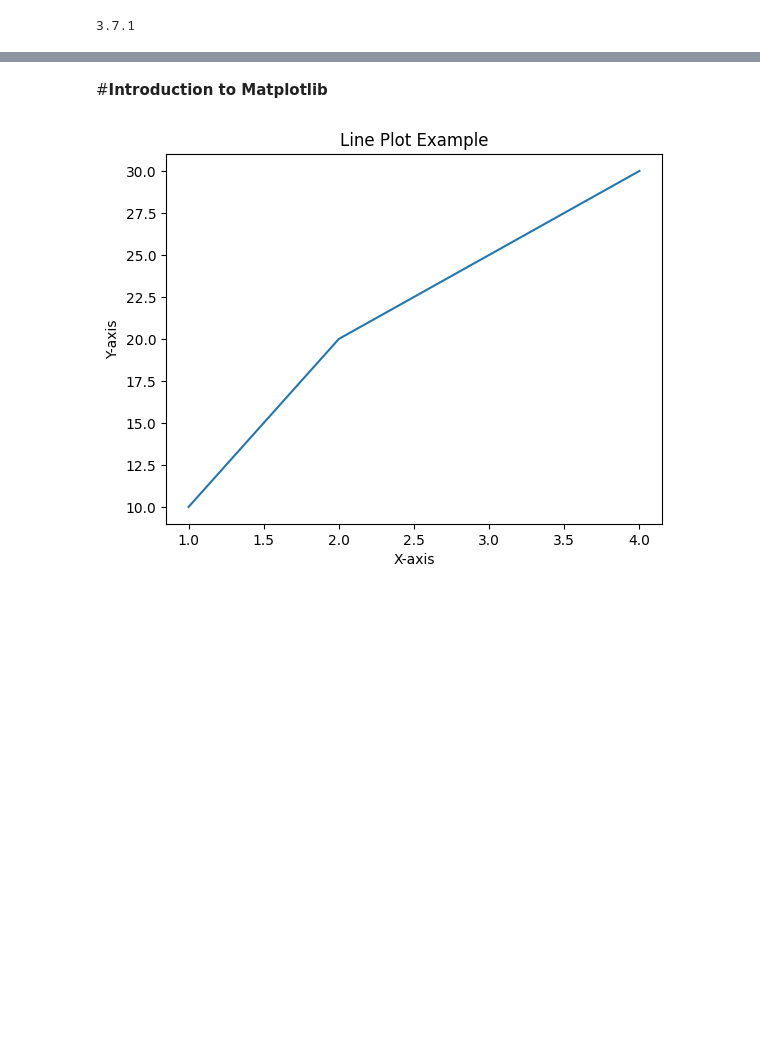
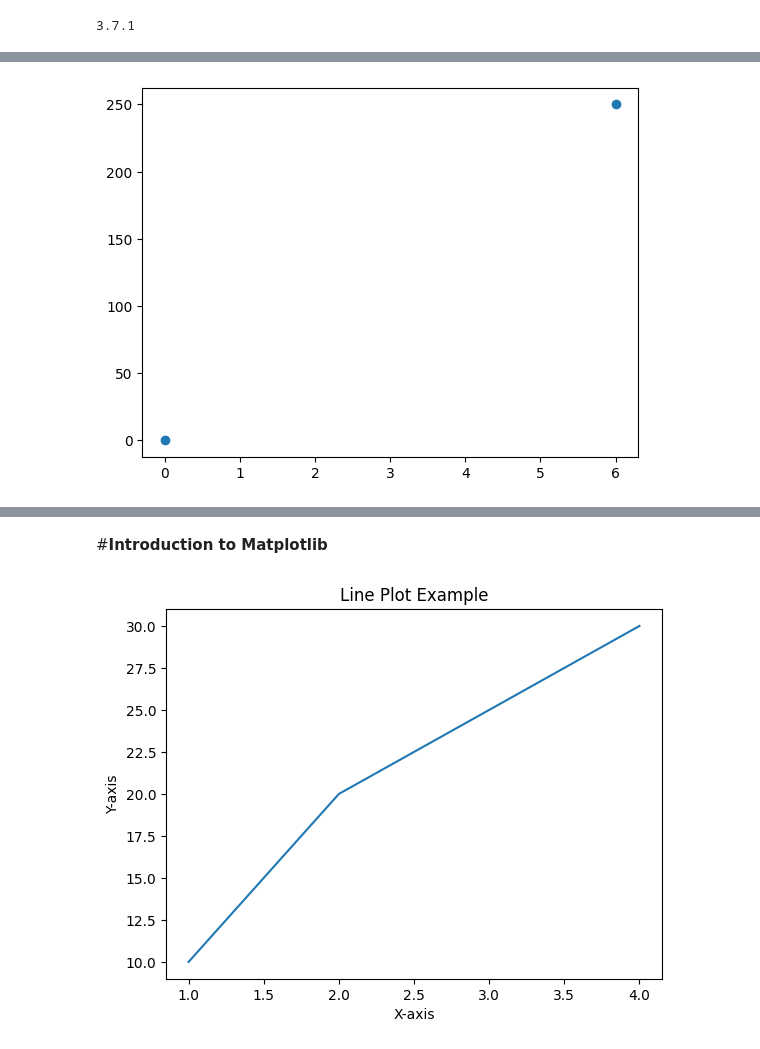
Before and after one commit to CyruzCabilan/VDA-CPE031-CPE21S4, a Jupyter notebook: exercise8 .ipynb, the cells around one changed output, grey strips where cells are left out. Saved outputs shown, nothing was run; the diff lists cells and outputs as text; code cells hidden in the pictures; blank space fills up the shorter version.

```diff
--- a/exercise8 .ipynb
+++ b/exercise8 .ipynb
@@ -21,0 +21,5 @@ plt.show()
+# %%
+plt.plot(x, y, 'o') #'o' means rings, thus plotting only the markers
+plt.show()
+# %% [output]
+[figure, added]
```
Also changed, not shown: parts of 22 cells of this notebook.
